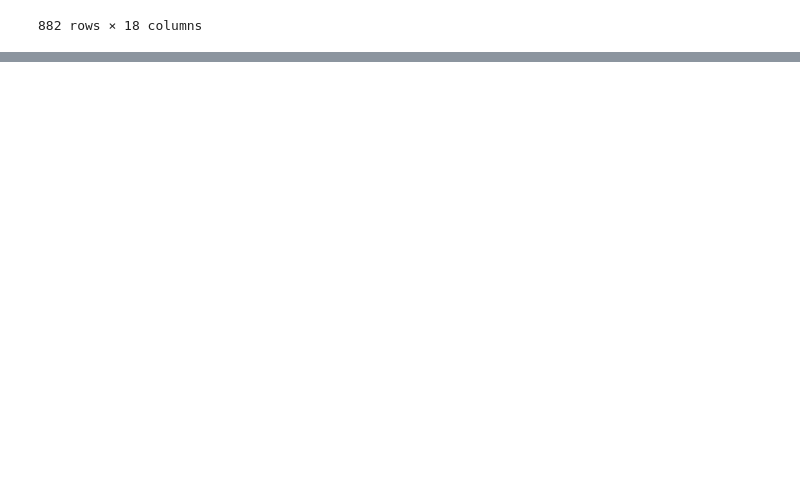
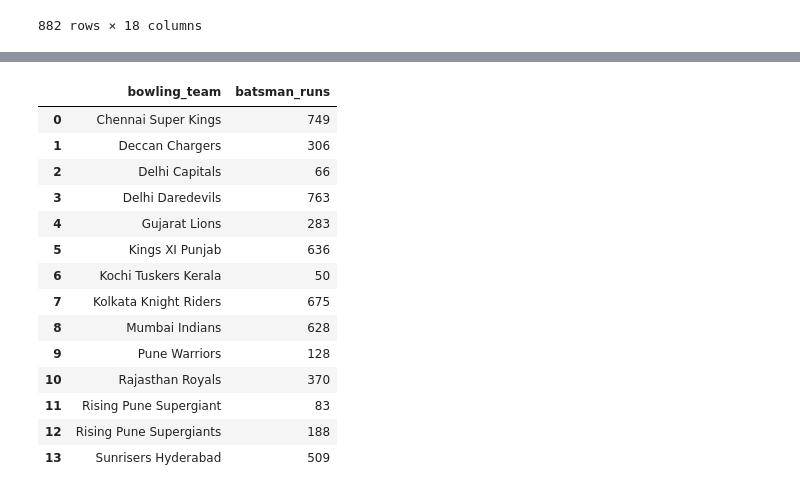
Before and after one commit to ProgramerSalar/Pandas, a Jupyter notebook: groupby_objects.ipynb, the cells around one changed output, grey strips where cells are left out. Drawn from its saved outputs; the diff is of its cells as text; code cells hidden in the pictures; blank space fills up the shorter version.

Commit message:
ipl data analysis

```diff
--- a/groupby_objects.ipynb
+++ b/groupby_objects.ipynb
@@ -478,0 +481,3 @@ duo.agg(['min', 'max'])
+# %%
+ipl_data = pd.read_csv('C:\\Users\\Mandhata Kumar\\Machine_Learning\\Pandas\\DataFrame\\deliveries.csv')
+ipl_data.head(2)
@@ -478,0 +527,21 @@ duo.agg(['min', 'max'])
+# %%
+# find virat kohli record against all teams
+temp_df = ipl_data[ipl_data['batsman'] == 'V Kohli']
+
+temp_df.groupby('bowling_team')['batsman_runs'].sum().reset_index()
+# %% [output]
+|  | bowling_team | batsman_runs |
+| 0 | Chennai Super Kings | 749 |
+| 1 | Deccan Chargers | 306 |
+| 2 | Delhi Capitals | 66 |
+| 3 | Delhi Daredevils | 763 |
+| 4 | Gujarat Lions | 283 |
+| 5 | Kings XI Punjab | 636 |
+| 6 | Kochi Tuskers Kerala | 50 |
+| 7 | Kolkata Knight Riders | 675 |
+| 8 | Mumbai Indians | 628 |
+| 9 | Pune Warriors | 128 |
+| 10 | Rajasthan Royals | 370 |
+| 11 | Rising Pune Supergiant | 83 |
+| 12 | Rising Pune Supergiants | 188 |
+| 13 | Sunrisers Hyderabad | 509 |
```
Also changed, not shown: parts of 9 cells of this notebook, 1 other file.
